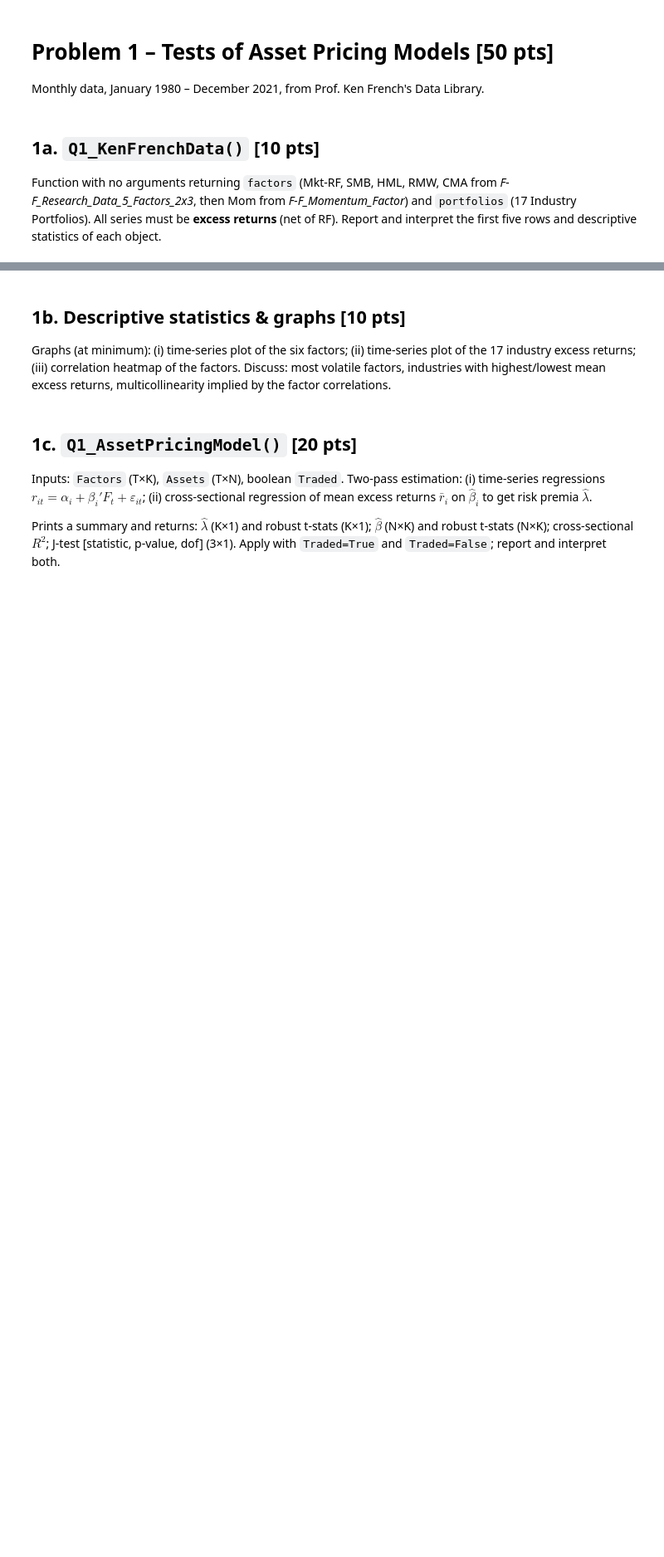
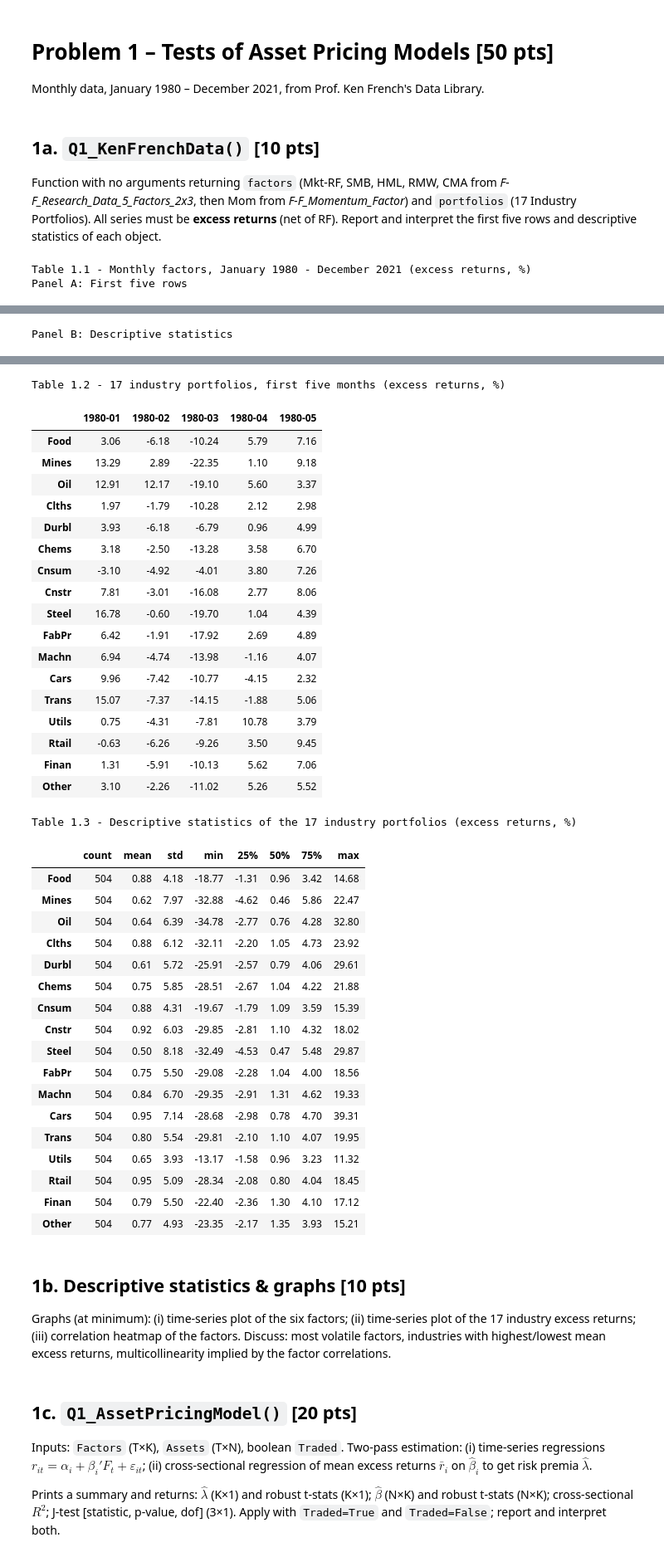
Before and after one commit to NathanMadore/hw4-Financial-Econometrics, a Jupyter notebook: Homework #4 - Mathis Huot, Nathan Madore, Isabelle Tanara.ipynb, the cells around one changed output, grey strips where cells are left out. Shown at 83% size. Drawn from its saved outputs; the diff is of its cells as text; code cells hidden in the pictures; blank space fills up the shorter version.

```diff
--- a/Homework #4 - Mathis Huot, Nathan Madore, Isabelle Tanara.ipynb
+++ b/Homework #4 - Mathis Huot, Nathan Madore, Isabelle Tanara.ipynb
@@ -236,0 +338,27 @@ Function with no arguments returning `factors` (Mkt-RF, SMB, HML, RMW, CMA from
+# %%
+factors, portfolios = Q1_KenFrenchData()
+
+def with_month_labels(df):
+    """Copy of df with the monthly index written as "1980-01" (row labels of the tables)."""
+    return df.set_axis(df.index.strftime("%Y-%m"))
+
+# Table 1.1: factors -- first five rows (Panel A) and descriptive statistics (Panel B)
+save_table({"Panel A: First five rows": with_month_labels(factors.head()),
+            "Panel B: Descriptive statistics": factors.describe()},
+           "Table 1.1 - Monthly factors, January 1980 - December 2021 (excess returns, %)",
+           notes="Mkt-RF, SMB, HML, RMW and CMA from F-F_Research_Data_5_Factors_2x3; Mom from F-F_Momentum_Factor "
+                 "(Ken French Data Library). Returns in percent per month.",
+           row_formats={"count": "int"}, label_width=2.2)
+
+# Tables 1.2 and 1.3: 17 industry portfolios (one row per industry, the 17 columns do not fit across a page)
+save_table(with_month_labels(portfolios.head()).T,
+           "Table 1.2 - 17 industry portfolios, first five months (excess returns, %)",
+           notes="Value-weighted 17 Industry Portfolios returns minus the one-month T-bill rate (RF), Ken French Data Library.",
+           label_width=1.5)
+save_table(portfolios.describe().T,
+           "Table 1.3 - Descriptive statistics of the 17 industry portfolios (excess returns, %)",
+           notes="Monthly value-weighted returns minus RF, January 1980 - December 2021.",
+           col_formats={"count": "int"}, label_width=1.5)
+# %% [output]
+Table 1.1 - Monthly factors, January 1980 - December 2021 (excess returns, %)
+Panel A: First five rows
@@ -236,0 +371 @@ Function with no arguments returning `factors` (Mkt-RF, SMB, HML, RMW, CMA from
+Panel B: Descriptive statistics
@@ -237,3 +381,41 @@ Function with no arguments returning `factors` (Mkt-RF, SMB, HML, RMW, CMA from
+Table 1.2 - 17 industry portfolios, first five months (excess returns, %)
+|  | 1980-01 | 1980-02 | 1980-03 | 1980-04 | 1980-05 |
+| Food | 3.06 | -6.18 | -10.24 | 5.79 | 7.16 |
+| Mines | 13.29 | 2.89 | -22.35 | 1.10 | 9.18 |
+| Oil | 12.91 | 12.17 | -19.10 | 5.60 | 3.37 |
+| Clths | 1.97 | -1.79 | -10.28 | 2.12 | 2.98 |
+| Durbl | 3.93 | -6.18 | -6.79 | 0.96 | 4.99 |
+| Chems | 3.18 | -2.50 | -13.28 | 3.58 | 6.70 |
+| Cnsum | -3.10 | -4.92 | -4.01 | 3.80 | 7.26 |
+| Cnstr | 7.81 | -3.01 | -16.08 | 2.77 | 8.06 |
+| Steel | 16.78 | -0.60 | -19.70 | 1.04 | 4.39 |
+| FabPr | 6.42 | -1.91 | -17.92 | 2.69 | 4.89 |
+| Machn | 6.94 | -4.74 | -13.98 | -1.16 | 4.07 |
+| Cars | 9.96 | -7.42 | -10.77 | -4.15 | 2.32 |
+| Trans | 15.07 | -7.37 | -14.15 | -1.88 | 5.06 |
+| Utils | 0.75 | -4.31 | -7.81 | 10.78 | 3.79 |
+| Rtail | -0.63 | -6.26 | -9.26 | 3.50 | 9.45 |
+| Finan | 1.31 | -5.91 | -10.13 | 5.62 | 7.06 |
+| Other | 3.10 | -2.26 | -11.02 | 5.26 | 5.52 |
+Table 1.3 - Descriptive statistics of the 17 industry portfolios (excess returns, %)
+|  | count | mean | std | min | 25% | 50% | 75% | max |
+| Food | 504 | 0.88 | 4.18 | -18.77 | -1.31 | 0.96 | 3.42 | 14.68 |
+| Mines | 504 | 0.62 | 7.97 | -32.88 | -4.62 | 0.46 | 5.86 | 22.47 |
+| Oil | 504 | 0.64 | 6.39 | -34.78 | -2.77 | 0.76 | 4.28 | 32.80 |
+| Clths | 504 | 0.88 | 6.12 | -32.11 | -2.20 | 1.05 | 4.73 | 23.92 |
+| Durbl | 504 | 0.61 | 5.72 | -25.91 | -2.57 | 0.79 | 4.06 | 29.61 |
+| Chems | 504 | 0.75 | 5.85 | -28.51 | -2.67 | 1.04 | 4.22 | 21.88 |
+| Cnsum | 504 | 0.88 | 4.31 | -19.67 | -1.79 | 1.09 | 3.59 | 15.39 |
+| Cnstr | 504 | 0.92 | 6.03 | -29.85 | -2.81 | 1.10 | 4.32 | 18.02 |
+| Steel | 504 | 0.50 | 8.18 | -32.49 | -4.53 | 0.47 | 5.48 | 29.87 |
+| FabPr | 504 | 0.75 | 5.50 | -29.08 | -2.28 | 1.04 | 4.00 | 18.56 |
+| Machn | 504 | 0.84 | 6.70 | -29.35 | -2.91 | 1.31 | 4.62 | 19.33 |
+| Cars | 504 | 0.95 | 7.14 | -28.68 | -2.98 | 0.78 | 4.70 | 39.31 |
+| Trans | 504 | 0.80 | 5.54 | -29.81 | -2.10 | 1.10 | 4.07 | 19.95 |
+| Utils | 504 | 0.65 | 3.93 | -13.17 | -1.58 | 0.96 | 3.23 | 11.32 |
+| Rtail | 504 | 0.95 | 5.09 | -28.34 | -2.08 | 0.80 | 4.04 | 18.45 |
+| Finan | 504 | 0.79 | 5.50 | -22.40 | -2.36 | 1.30 | 4.10 | 17.12 |
+| Other | 504 | 0.77 | 4.93 | -23.35 | -2.17 | 1.35 | 3.93 | 15.21 |
 # %% [markdown]
 ## 1b. Descriptive statistics & graphs [10 pts]
 Graphs (at minimum): (i) time-series plot of the six factors; (ii) time-series plot of the 17 industry excess returns; (iii) correlation heatmap of the factors. Discuss: most volatile factors, industries with highest/lowest mean excess returns, multicollinearity implied by the factor correlations.
```
Also changed, not shown: parts of 4 cells of this notebook, 6 other files.
